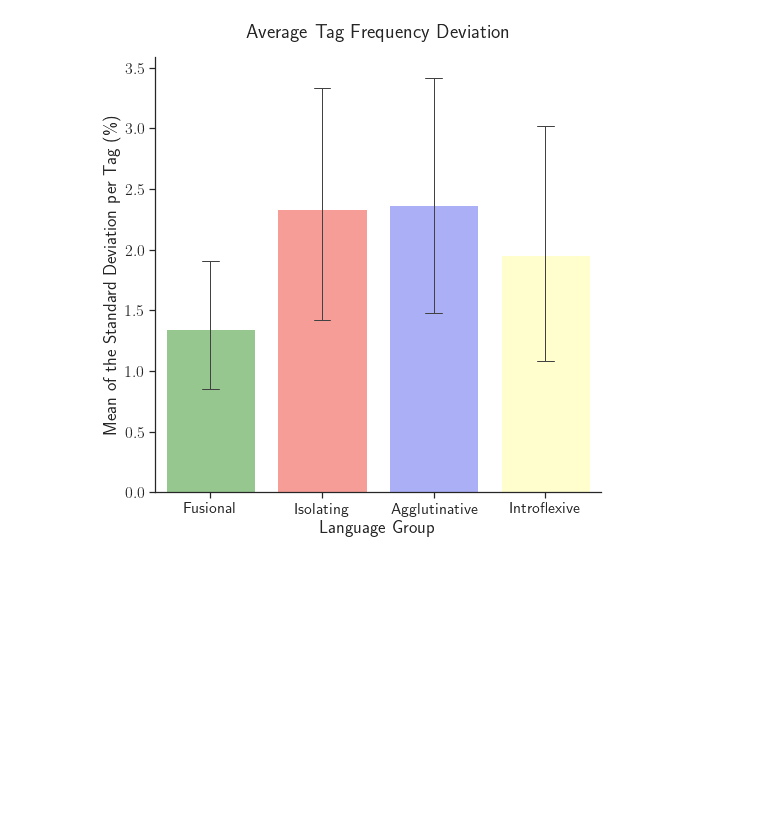
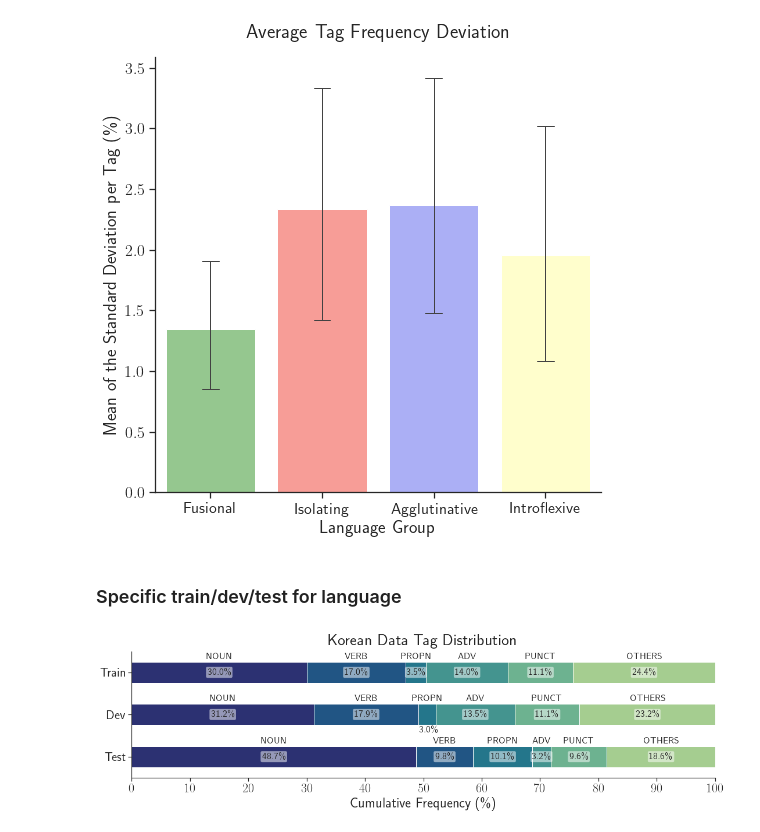
Before and after one commit to jerbarnes/typology_of_crosslingual, a Jupyter notebook: data_exploration/PoS_tags_distribution.ipynb, the cells around one changed output. Saved outputs shown, nothing was run; the diff lists cells and outputs as text; code cells hidden in the pictures; blank space fills up the shorter version.

Commit message:
Re-made individual language tag plots in thesis style

```diff
--- a/data_exploration/PoS_tags_distribution.ipynb
+++ b/data_exploration/PoS_tags_distribution.ipynb
@@ -152,7 +152,7 @@ for group in tag_tables.keys():
 # %% [markdown]
 ### Make plots
 # %%
-def make_plot_table(lang_tables, n, nested=True):
+def make_plot_table(lang_tables, n, nested=True, include_total=True):
     def get_tag_order(lang_tables, n):
         tag_order = []
         for row_tags in zip(*[df.loc[:n, "Tag"] for df in lang_tables.values()]):
@@ -172,7 +172,7 @@ def make_plot_table(lang_tables, n, nested=True):
 
     if nested:
         if len(lang_tables.keys()) > 1:
-            datasets = ["total", "test", "dev", "train"]
+            datasets = include_total * ["total"] + ["test", "dev", "train"]
         else:
             datasets = lang_tables.keys()
         for dataset in datasets:
@@ -194,8 +194,8 @@ def make_plot(table_plot, lang=None, path=None, extra_ysize=0, ax=None, xlabel=N
               use_tex=False, save=False, labels_dy=0):
     sns.set()
     sns.set_style("ticks")
-    plt.rc('xtick', labelsize=16)
-    plt.rc('ytick', labelsize=16)
+    plt.rc("xtick", labelsize=16)
+    plt.rc("ytick", labelsize=16)
     plt.rc("axes", labelsize=16)
 
     if adjust_size:
@@ -242,6 +242,8 @@ def make_plot(table_plot, lang=None, path=None, extra_ysize=0, ax=None, xlabel=N
     if save:
         g.figure.savefig(path + "pos_tags_plot_{}.png".format(lang.lower()), dpi=400)
         plt.close(g.figure)
+
+    return g
 # %%
 for group in tqdm(tag_tables.keys()):
     for lang in tag_tables[group].keys():
@@ -370,2 +375,19 @@ plt.savefig("plots/pos_tag_freq_deviation.png", dpi=400, bbox_inches="tight")
 # %% [output]
 [figure]
+# %% [markdown]
+### Specific train/dev/test for language
+# %%
+tag_tables = utils.run_through_data("../data/ud/", tag_freq, lang_to_group=utils.make_lang_group_dict(),
+                                    table={x: {} for x in ["Fusional", "Isolating", "Agglutinative", "Introflexive"]})
+# %%
+ko = make_plot_table(tag_tables["Agglutinative"]["Korean"], 5, include_total=False)
+# %%
+ax = make_plot(ko, use_tex=True, adjust_size=True)
+ax.set_title("Korean Data Tag Distribution", fontsize=28, pad=10)
+ax.set_xlabel("Cumulative Frequency (\%)", fontsize=24)
+ax.tick_params(labelsize=22)
+#ax.figure.savefig("plots/pos_tag_ko.png", dpi=400, bbox_inches="tight")
+plt.show()
+plt.close()
+# %% [output]
+[figure, added]
```
Also changed, not shown: parts of 4 cells of this notebook.
